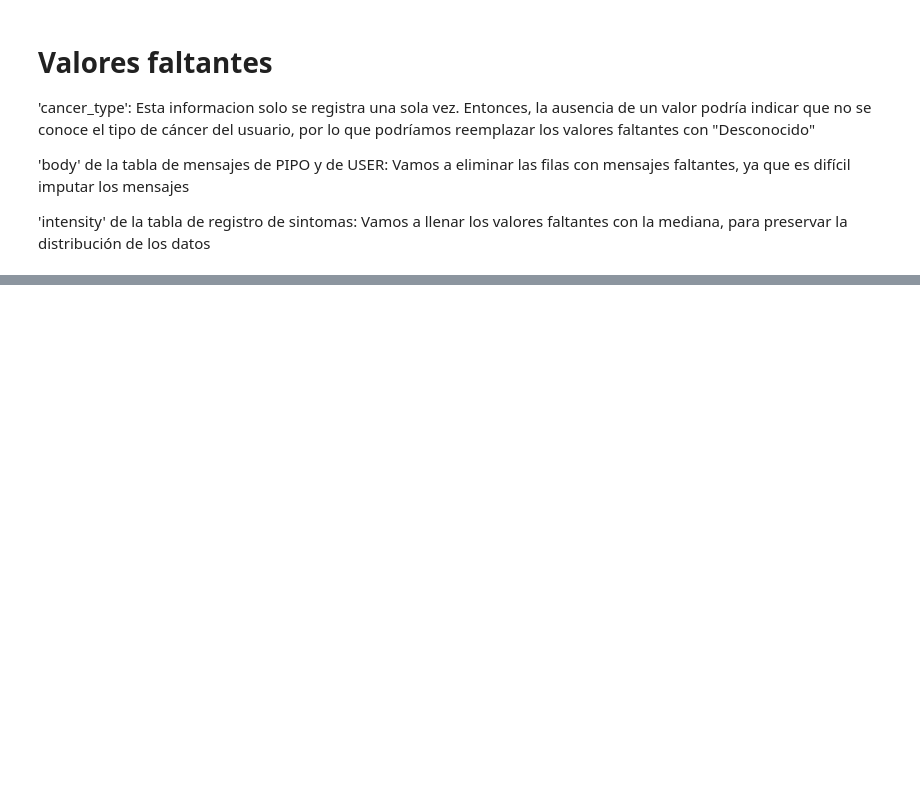
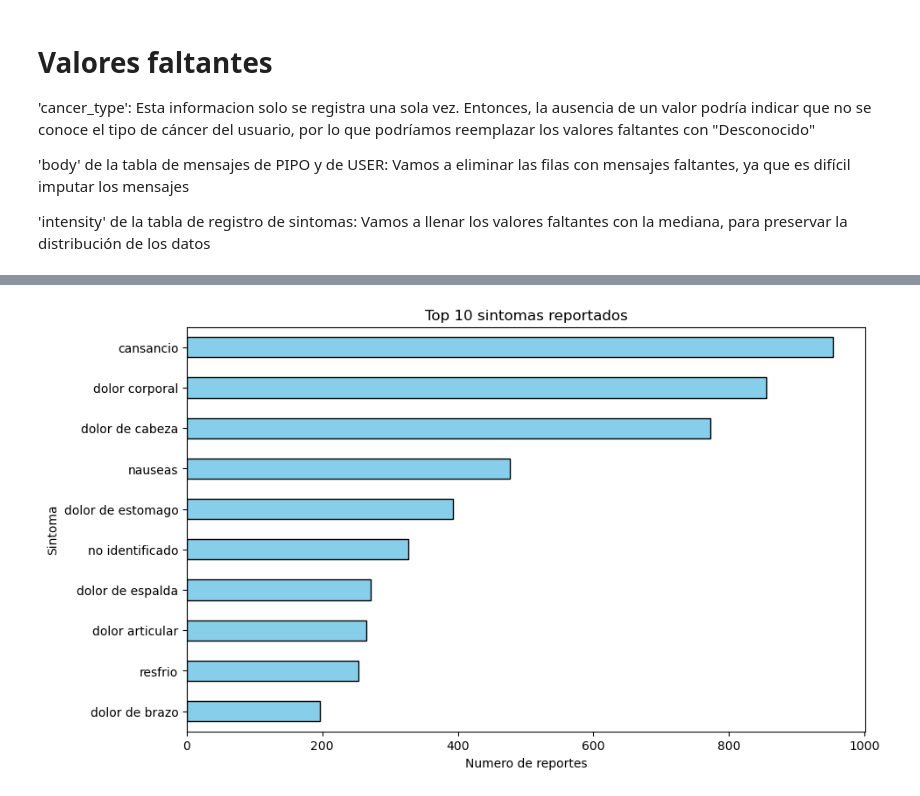
Before and after one commit to gonzalesomar/Technical-case-PEOPL, a Jupyter notebook: Preprocesamiento.ipynb, the cells around one changed output, grey strips where cells are left out. Cells and saved outputs as stored; diff of their text form; code cells hidden in the pictures; blank space fills up the shorter version.

```diff
--- a/Preprocesamiento.ipynb
+++ b/Preprocesamiento.ipynb
@@ -83,0 +149,14 @@ user_df.isnull().sum(), pipomessage_df.isnull().sum(), usermessage_df.isnull().s
+# %%
+# Cuenta los sintomas
+symptom_counts = symptoms_df['description'].value_counts()
+
+# Graficamos el top 10 de mas frecuentes
+plt.figure(figsize=(10, 6))
+symptom_counts[:10].plot(kind='barh', color='skyblue', edgecolor='black')
+plt.title('Top 10 sintomas reportados')
+plt.xlabel('Numero de reportes')
+plt.ylabel('Sintoma')
+plt.gca().invert_yaxis()
+plt.show()
+# %% [output]
+[figure, added]
```
Also changed, not shown: parts of 8 cells of this notebook.
